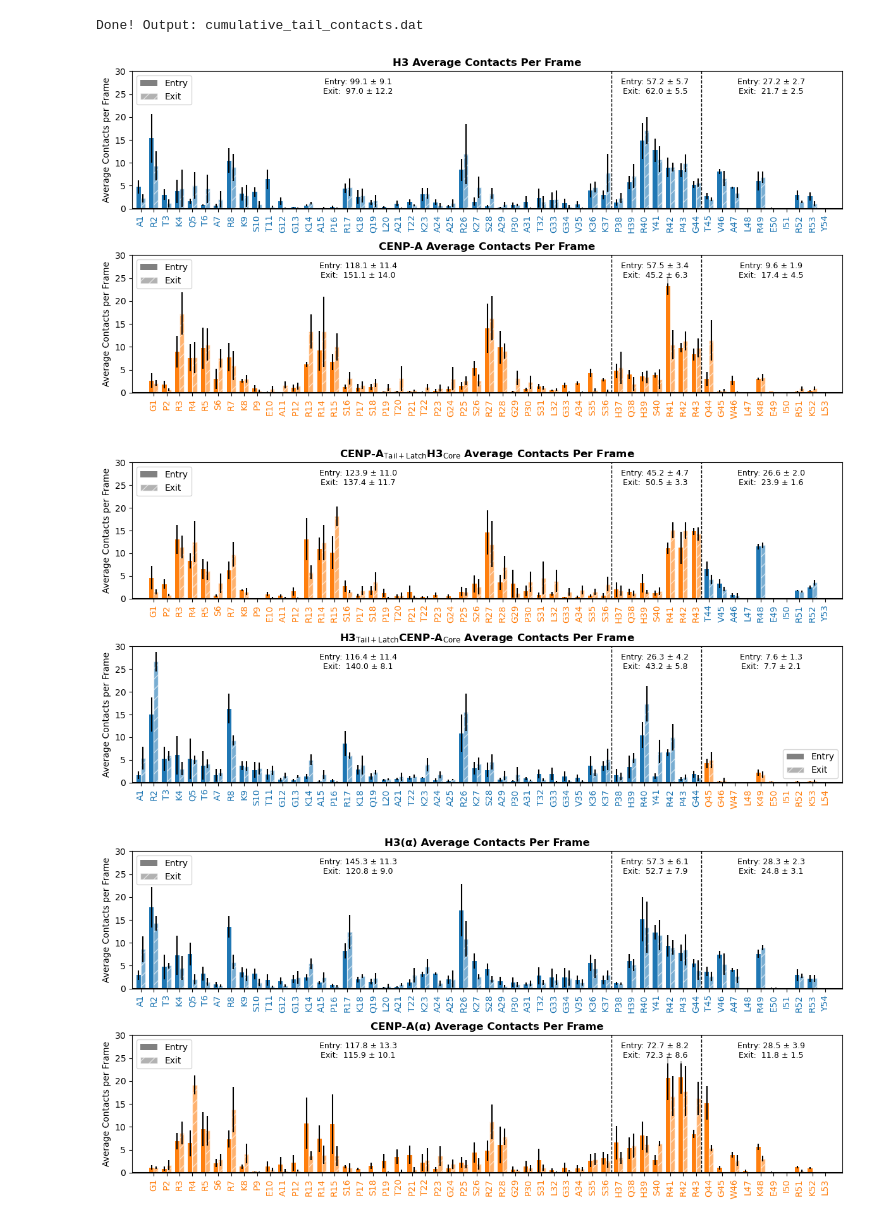
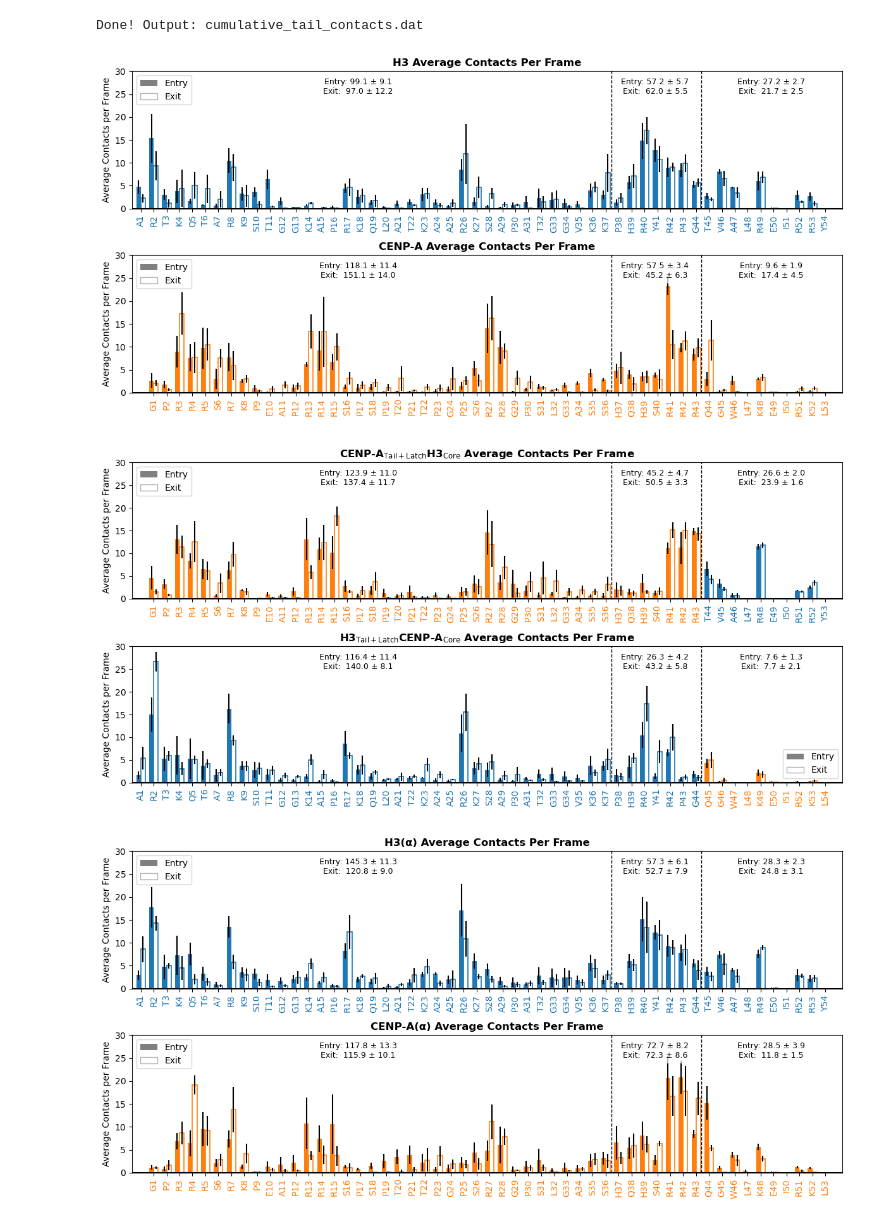
Before and after one commit to WereszczynskiGroup/supplemental-data-cenpa-2026, a Jupyter notebook: analysis_scripts/all_atom/Contacts_per_residue/coloredbyseq_calc_AAcontacts_byres_tail-DNA.ipynb, the cells around one changed output. Saved outputs shown, nothing was run; the diff lists cells and outputs as text; code cells hidden in the pictures.

```diff
--- a/analysis_scripts/all_atom/Contacts_per_residue/coloredbyseq_calc_AAcontacts_byres_tail-DNA.ipynb
+++ b/analysis_scripts/all_atom/Contacts_per_residue/coloredbyseq_calc_AAcontacts_byres_tail-DNA.ipynb
@@ -291,8 +291,7 @@ def plot_system(ax, avg_entry, ste_entry, avg_exit, ste_exit, labels, default_co
                    yerr=ste_entry[i], color=color, alpha=entry_alpha)
         if avg_exit[i] is not None:
             ax.bar(x[i]+width, avg_exit[i], width=width,
-                   yerr=ste_exit[i], color=color,
-                   alpha=exit_alpha, hatch='//', edgecolor='white')
+                   yerr=ste_exit[i], facecolor='white', edgecolor=color, linewidth=1.2)
 
     # Vertical lines and baseline
     ax.axvline(37.6, color='k', linestyle='--', lw=1)
@@ -362,8 +361,7 @@ def plot_system(ax, avg_entry, ste_entry, avg_exit, ste_exit, labels, default_co
     # Legend
     legend_handles = [
         Patch(facecolor='gray', alpha=entry_alpha, label="Entry"),
-        Patch(facecolor='gray', alpha=exit_alpha, label="Exit",
-              hatch='//', edgecolor='white')
+        Patch(facecolor='white', edgecolor='gray', alpha=exit_alpha, label="Exit")
     ]
     ax.legend(handles=legend_handles)
 
@@ -396,34 +394,34 @@ highlight_cenpa = {}
 # Generate figure
 # -----------------------------
 fig, axes = plt.subplots(2, 1, figsize=(12,6), sharex=False)
 
 plot_system(
     axes[0],
     avg_entry_H3, ste_entry_H3,
     avg_exit_H3, ste_exit_H3,
     listH3,
     tab20(0),
     subtitle="H3 Average Contacts Per Frame",
     system_name="H3"
 )
 
 plot_system(
     axes[1],
     avg_entry_cenpa_plot, ste_entry_cenpa_plot,
     avg_exit_cenpa_plot, ste_exit_cenpa_plot,
     labels_cenpa_plot,
     tab20(2),
     subtitle="CENP-A Average Contacts Per Frame",
     remove_first_tick=True,
     system_name="cenpa"
 )
 
 plt.tight_layout()
 plt.savefig('wildtype_AA_WIDOM_BYRES_CONTACTS.pdf')
 plt.savefig('wildtype_AA_WIDOM_BYRES_CONTACTS.png')
 plt.show()
 # %% [output]
-[figure, old version]
+[figure, new version]
 # %%
 import os
 import numpy as np
@@ -476,8 +474,7 @@ def plot_system(ax, avg_entry, ste_entry, avg_exit, ste_exit, labels, default_co
                    yerr=ste_entry[i], color=color, alpha=entry_alpha)
         if avg_exit[i] is not None:
             ax.bar(x[i]+width, avg_exit[i], width=width,
-                   yerr=ste_exit[i], color=color,
-                   alpha=exit_alpha, hatch='//', edgecolor='white')
+                   yerr=ste_exit[i], facecolor='white', edgecolor=color, linewidth=1.2)
 
     # Vertical lines and baseline
     ax.axvline(37.6, color='k', linestyle='--', lw=1)
@@ -546,8 +543,7 @@ def plot_system(ax, avg_entry, ste_entry, avg_exit, ste_exit, labels, default_co
     # Legend
     legend_handles = [
         Patch(facecolor='gray', alpha=entry_alpha, label="Entry"),
-        Patch(facecolor='gray', alpha=exit_alpha, label="Exit",
-              hatch='//', edgecolor='white')
+        Patch(facecolor='white', edgecolor='gray', alpha=exit_alpha, label="Exit")
     ]
     ax.legend(handles=legend_handles)
 
@@ -614,7 +610,7 @@ plt.savefig('tail+latch_AA_WIDOM_BYRES_CONTACTS.pdf')
 plt.savefig('tail+latch_AA_WIDOM_BYRES_CONTACTS.png')
 plt.show()
 # %% [output]
-[figure, old version]
+[figure, new version]
 # %%
 import os
 import numpy as np
@@ -667,8 +663,7 @@ def plot_system(ax, avg_entry, ste_entry, avg_exit, ste_exit, labels, default_co
                    yerr=ste_entry[i], color=color, alpha=entry_alpha)
         if avg_exit[i] is not None:
             ax.bar(x[i]+width, avg_exit[i], width=width,
-                   yerr=ste_exit[i], color=color,
-                   alpha=exit_alpha, hatch='//', edgecolor='white')
+                   yerr=ste_exit[i], facecolor='white', edgecolor=color, linewidth=1.2)
 
     # Vertical lines and baseline
     ax.axvline(37.6, color='k', linestyle='--', lw=1)
@@ -737,8 +732,7 @@ def plot_system(ax, avg_entry, ste_entry, avg_exit, ste_exit, labels, default_co
     # Legend
     legend_handles = [
         Patch(facecolor='gray', alpha=entry_alpha, label="Entry"),
-        Patch(facecolor='gray', alpha=exit_alpha, label="Exit",
-              hatch='//', edgecolor='white')
+        Patch(facecolor='white', edgecolor='gray', alpha=exit_alpha, label="Exit")
     ]
     ax.legend(handles=legend_handles)
 
@@ -800,7 +794,7 @@ plt.savefig('wildtype_AA_CENTROMERIC_BYRES_CONTACTS.pdf')
 plt.savefig('wildtype_AA_CENTROMERIC_WIDOM_BYRES_CONTACTS.png')
 plt.show()
 # %% [output]
-[figure, old version]
+[figure, new version]
 # %%
 import os
 import numpy as np
```
Also changed, not shown: parts of 1 cell of this notebook, 3 other files.
